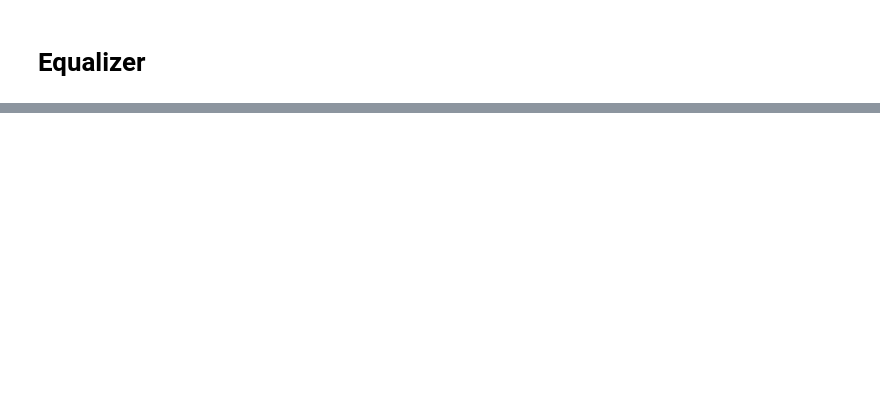
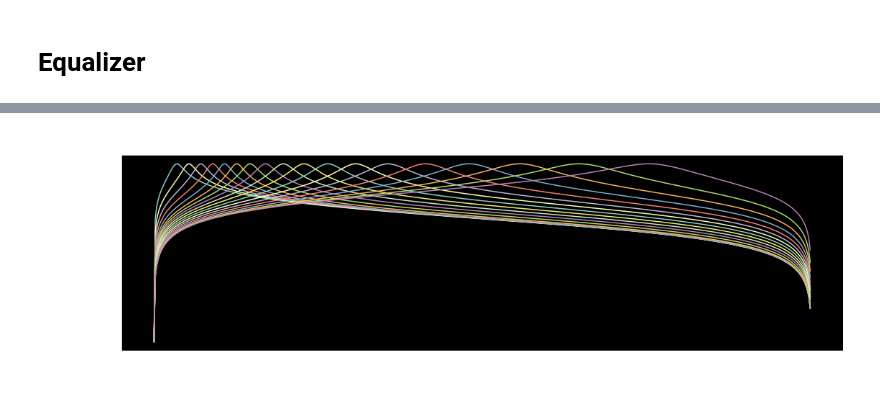
Before and after one commit to abish7643/Speech-Enhancement-Model, a Jupyter notebook: Prototyping/Generate Dataset.ipynb, the cells around one changed output, grey strips where cells are left out. Saved outputs shown, nothing was run; the diff lists cells and outputs as text; code cells hidden in the pictures; blank space fills up the shorter version.

Commit message:
Added IIR Filter Design

```diff
--- a/Prototyping/Generate Dataset.ipynb
+++ b/Prototyping/Generate Dataset.ipynb
@@ -291,0 +277,98 @@ plot_feature(gains, title="Gains")
+# %%
+freqbands = librosa.filters.mel_frequencies(n_mels=22, fmax=sampling_rate/2)
+print("FreqBands: ", freqbands)
+
+# Avoid first and last freq
+band_freq = freqbands[1:-1]
+print(band_freq)
+
+# from scipy import signal
+
+# Get BandFilter Coefficient
+# def get_band_filter_coefficient(f0, sr=16000, Q=1.0):
+#     # w0 = 2*pi*f/sr
+#     w0 = (2 * np.pi * f0) / sr
+#     alpha = np.sin(w0) / (2 * Q)
+#     a = np.zeros(3)
+#     b = np.zeros(3)
+#     b[0] = Q * alpha
+#     b[1] = 0
+#     b[2] = -Q * alpha
+#     a[0] = 1 + alpha
+#     a[1] = -2 * np.cos(w0)
+#     a[2] = 1 - alpha
+#     return b, a
+
+def iir_filter_design(band_frequency, sampling_frequency=16000, order=1):
+    b, a = [], []
+
+    f = band_frequency / (sampling_frequency/2)
+
+    for i in range(1, len(band_frequency)-1):
+        b_, a_ = signal.iirfilter(order,
+                                  [f[i] - (f[i]-f[i-1])/2, f[i]+ (f[i+1]-f[i])/2],
+                                  btype="bandpass", output="ba")
+
+        a.append(a_)
+        b.append(b_)
+
+    print("\n", len(b), len(a))
+    # print("\nb: ", b)
+    # print("a: ", a)
+    return  b, a
+
+def bandpass_filter(noisy_speech, b, a, hop_length, gains):
+
+    # Define Filtered Output
+    y = np.zeros(len(noisy_speech))
+
+    state = np.zeros(len(b) - 1)
+    # Initial Gain
+    g = 0
+
+    for n in range(0, len(gains)):
+        g = max(0.6 * g, gains[n])
+        b_ = b * g
+        a_ = a
+        filtered, state = signal.lfilter(b_, a_, noisy_speech[n*hop_length: min((n+1)*hop_length, len(noisy_speech))], zi=state)
+        y[n*hop_length: min((n+1)*hop_length, len(noisy_speech))] = filtered
+        # filtered, state = signal.lfilter(b_, a_, x_signal, zi=state)
+        # y = filtered
+    return y
+
+def plot_frequency_response(b, a=None, sampling_frequency=16000):
+
+    if len(a) != len(b):
+        a = np.ones(len(b))
+
+    plt.figure(figsize=(18, 5))
+    plt.rcParams.update({'font.size': 26})
+    plt.style.use(['dark_background'])
+
+    for i in range(len(b)):
+        w, h = signal.freqz(b[i], a[i])
+        plt.plot(w * 0.15915494327 * sampling_frequency,
+                 20 * np.log10(np.maximum(abs(h), 1e-5)))
+
+    plt.title('Frequency Response')
+    plt.ylabel('Amplitude (dB)')
+    plt.xlabel('Frequency (Hz)')
+    plt.show()
+
+b, a = iir_filter_design(band_freq, sampling_frequency=sampling_rate, order=1)
+plot_frequency_response(b, a)
+
+hop_length = int(0.032 * sampling_rate)
+print(hop_length)
+
+filtered_signal = np.zeros(len(noisy_speech))
+
+
+# Iterating Through Each Bands
+for i in range(len(b)):
+
+    # Filter Each Bands & Add
+    filtered_signal += bandpass_filter(noisy_speech, b[i].copy(), a[i].copy(),
+                                       hop_length=512, gains=gains[:, i])
+    # print(gains[:, i])
+# %% [output]
@@ -291,0 +386 @@ plot_feature(gains, title="Gains")
+[figure, added]
```
Also changed, not shown: parts of 14 cells of this notebook.
